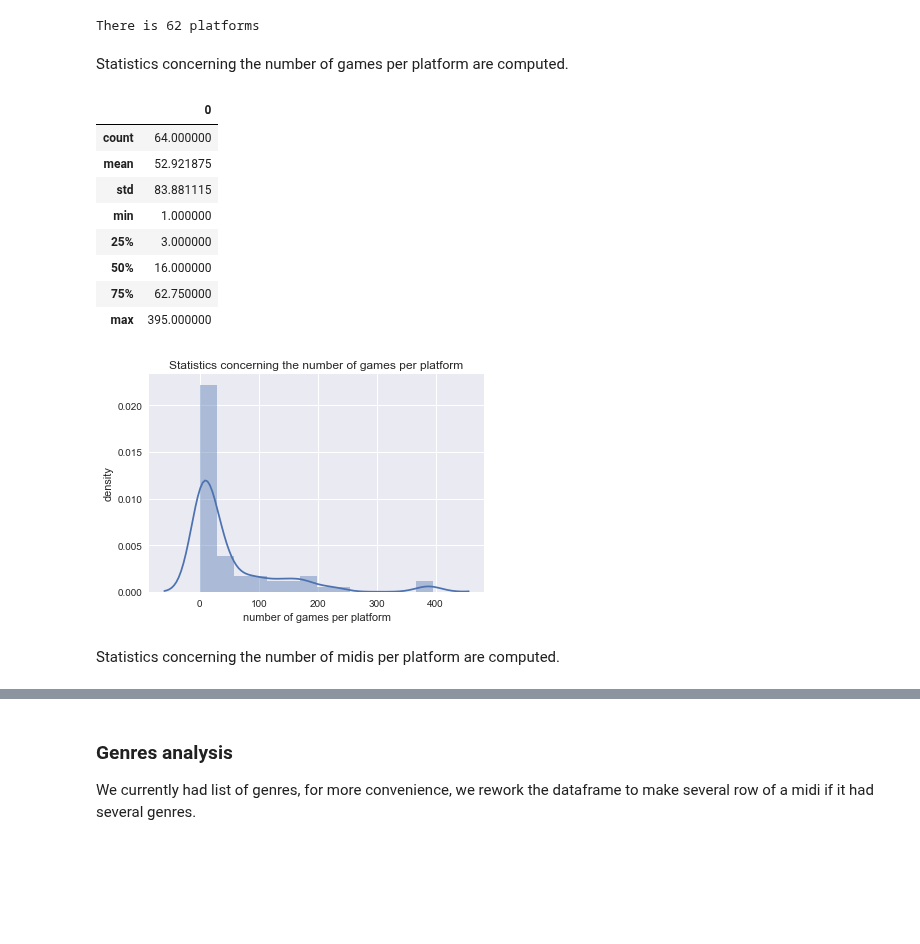
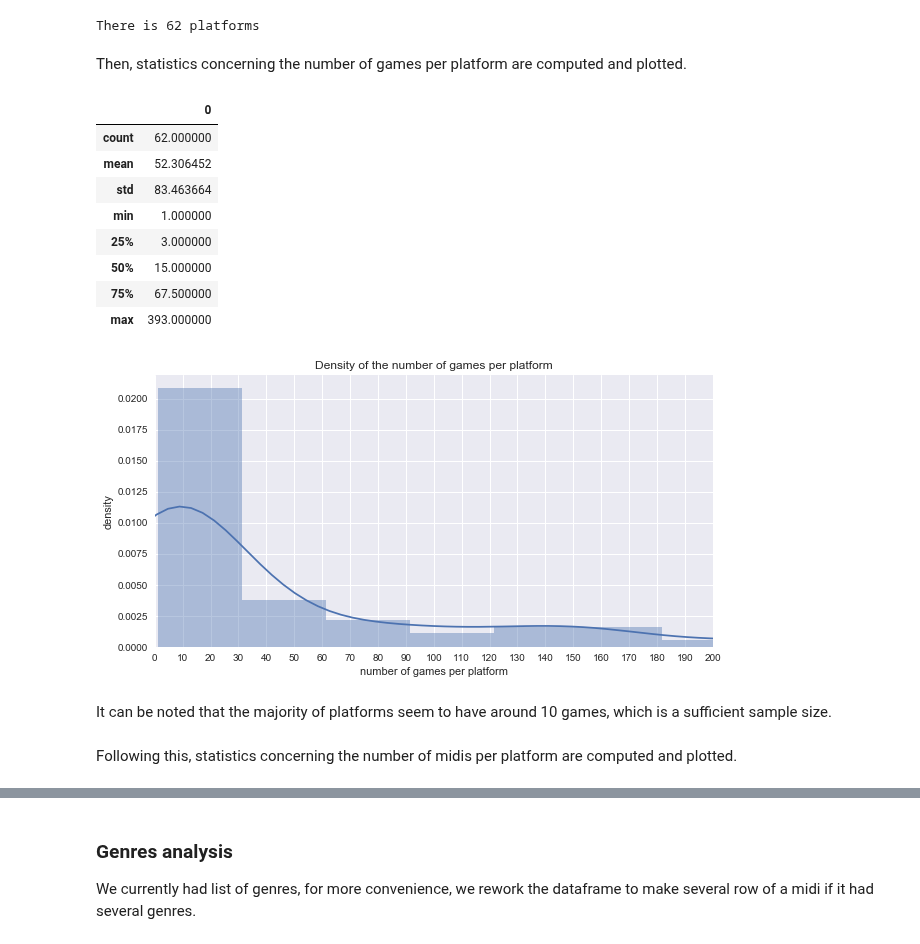
Before and after one commit to cedricviaccoz/musicology, a Jupyter notebook: dataset/Data Exploration.ipynb, the cells around one changed output, grey strips where cells are left out. Drawn from its saved outputs; the diff is of its cells as text; code cells hidden in the pictures; blank space fills up the shorter version.

```diff
--- a/dataset/Data Exploration.ipynb
+++ b/dataset/Data Exploration.ipynb
@@ -112,23 +113,32 @@ print('There is %d platforms'%df.tgdb_platform.nunique())
 # %% [output]
 There is 62 platforms
 # %% [markdown]
-Statistics concerning the number of games per platform are computed.
+Then, statistics concerning the number of games per platform are computed and plotted.
+# %%
+df.drop_duplicates(subset=['tgdb_platform', 'tgdb_gametitle']).groupby('tgdb_platform').size().to_frame().describe()
+# %% [output]
+|  | 0 |
+| count | 62.000000 |
+| mean | 52.306452 |
+| std | 83.463664 |
+| min | 1.000000 |
+| 25% | 3.000000 |
+| 50% | 15.000000 |
+| 75% | 67.500000 |
+| max | 393.000000 |
 # %%
-ax = sns.distplot(df.drop_duplicates(subset=['tgdb_platform', 'tgdb_gametitle']).groupby('tgdb_platform').size().to_frame())
+size= (10, 5)
+fig, ax = plt.subplots(figsize=size)
+ax = sns.distplot(df.drop_duplicates(subset=['tgdb_platform', 'tgdb_gametitle']).groupby('tgdb_platform').size().to_frame(), ax = ax)
 ax.set_xlabel("number of games per platform")
 ax.set_ylabel("density")
-ax.set_title("Statistics concerning the number of games per platform")
-df.drop_duplicates(subset=['tgdb_platform', 'tgdb_gametitle']).groupby('tgdb_platform').size().to_frame().describe()
+ax.set_title("Density of the number of games per platform")
+ax.set_xticks(np.arange(0, 300, 10))
+ax.set_xlim(0,200)
+plt.show()
 # %% [output]
-|  | 0 |
-| count | 64.000000 |
-| mean | 52.921875 |
-| std | 83.881115 |
-| min | 1.000000 |
-| 25% | 3.000000 |
-| 50% | 16.000000 |
-| 75% | 62.750000 |
-| max | 395.000000 |
-[figure, old version]
+[figure, new version]
+# %% [markdown]
+It can be noted that the majority of platforms seem to have around 10 games, which is a sufficient sample size.
 # %% [markdown]
-Statistics concerning the number of midis per platform are computed.
+Following this, statistics concerning the number of midis per platform are computed and plotted.
```
Also changed, not shown: parts of 10 cells of this notebook.
